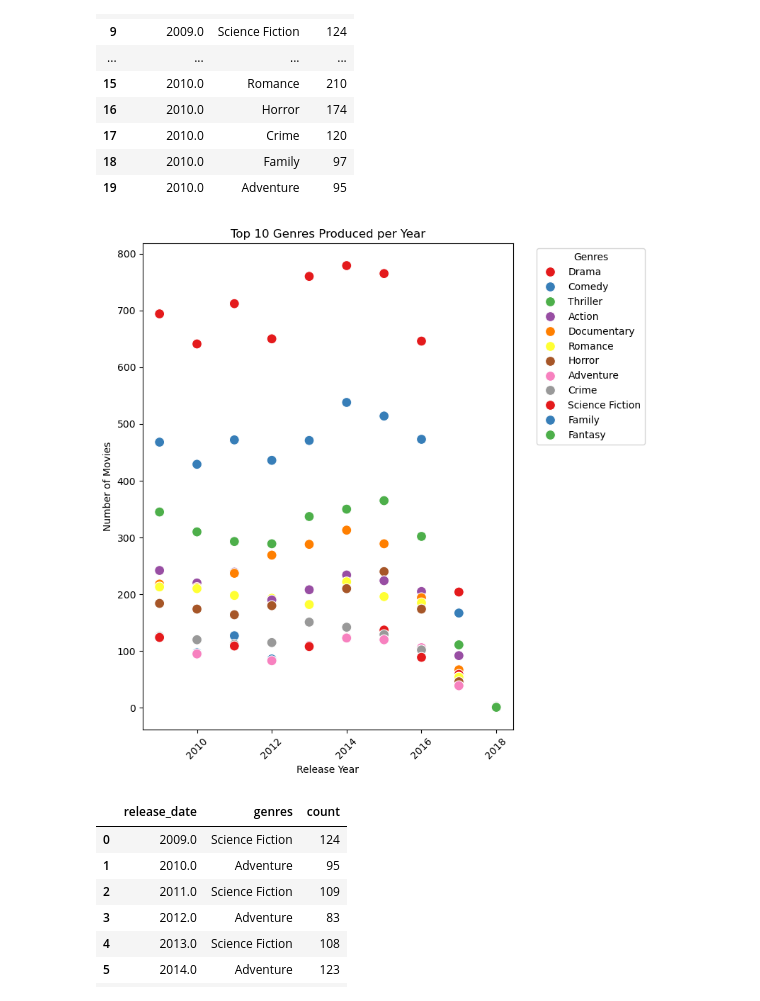
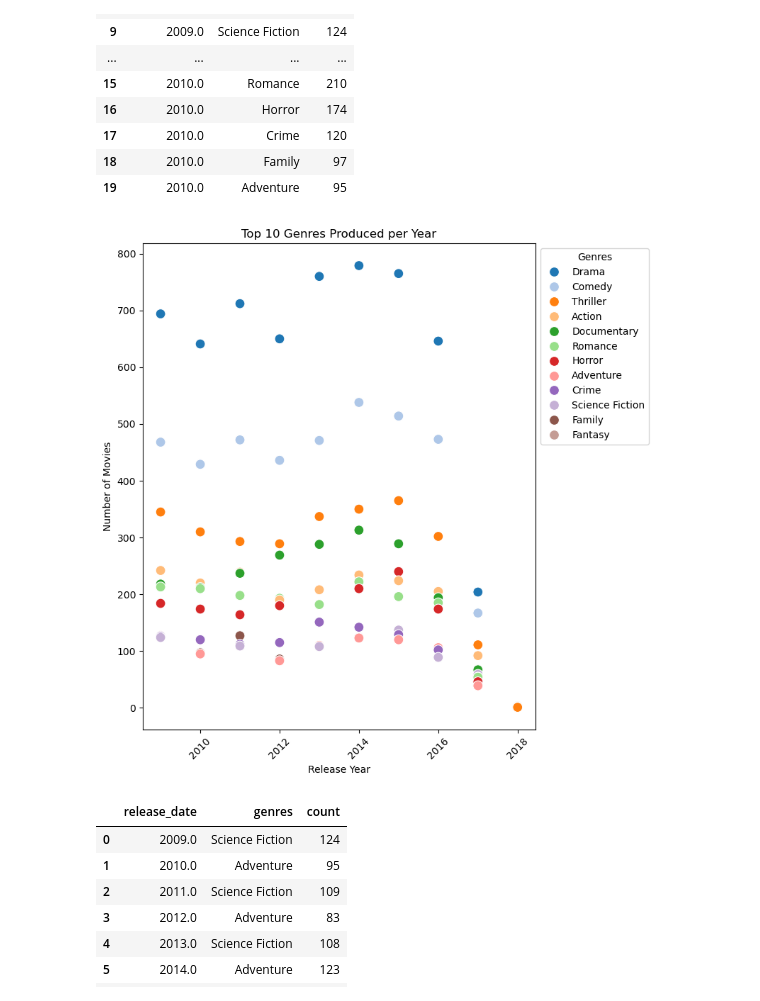
Before and after one commit to tinpham1/5iveCoders, a Jupyter notebook: Project 1/main.ipynb, the cells around one changed output. Drawn from its saved outputs; the diff is of its cells as text; code cells hidden in the pictures.

```diff
--- a/Project 1/main.ipynb
+++ b/Project 1/main.ipynb
@@ -156,24 +159,24 @@ genre_explode.head(20)
 # %%
 # Set the figure size
 plt.figure(figsize=(8, 8))
 
 # Create a scatter plot with Seaborn
-sns.scatterplot(data=genre_explode, x="release_date", y="count", hue="genres", palette="Set1", s=100)
+sns.scatterplot(data=genre_explode, x="release_date", y="count", hue="genres", palette="tab20", s=100)
 
 # Adding labels and title
 plt.xlabel("Release Year")
 plt.ylabel("Number of Movies")
 plt.title("Top 10 Genres Produced per Year")
 plt.xticks(rotation=45)
 
 # Display the legend
-plt.legend(title="Genres", bbox_to_anchor=(1.05, 1), loc='upper left')
+plt.legend(title="Genres", bbox_to_anchor=(1, 1), loc='upper left')
 
 # Display the plot
 plt.tight_layout()  # Adjust the layout to make room for the legend
 plt.show()
 # %% [output]
-[figure, old version]
+[figure, new version]
 # %%
 # For each 'release_date', get the first (i.e., the genre with the lowest count)
 lowest_genre_per_year = genre_explode.groupby("release_date").tail(1).reset_index(drop=True)
```
Also changed, not shown: parts of 7 cells of this notebook, 1 other file.
